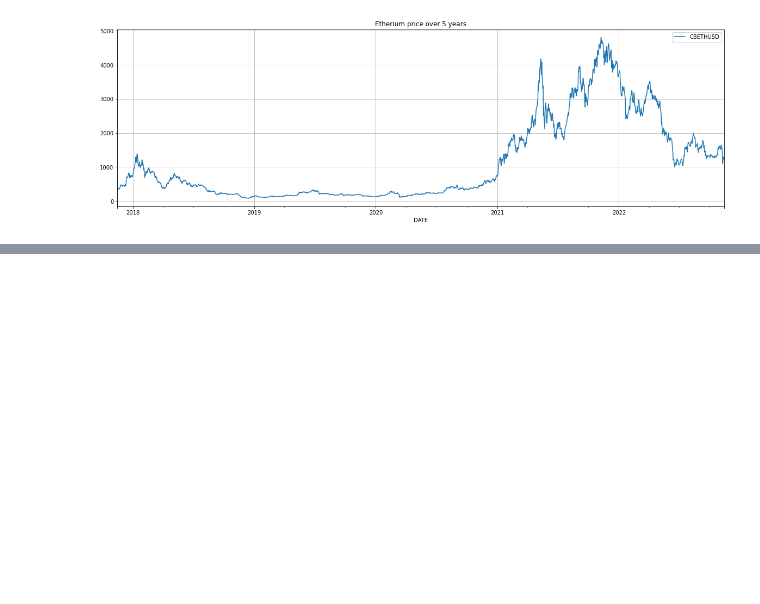
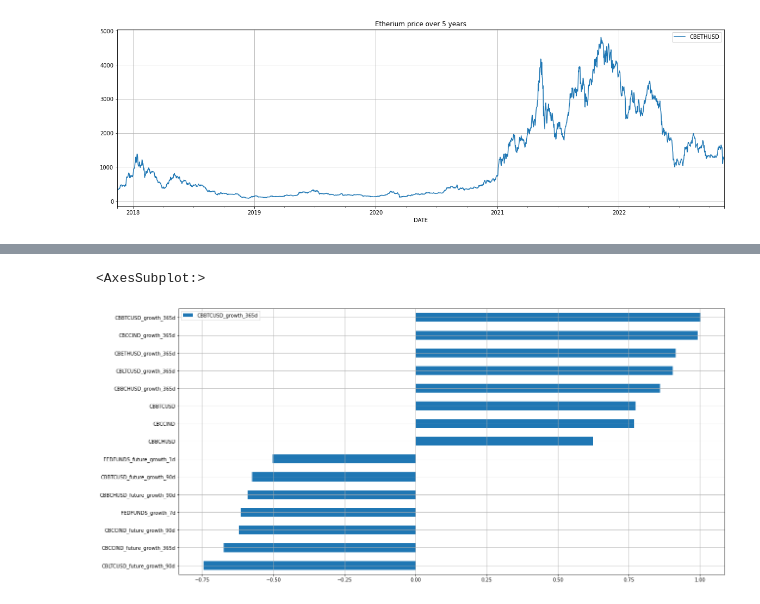
Before and after one commit to rkoonireddy/group-work, a Jupyter notebook: final-project/models/Research-1.ipynb, the cells around one changed output, grey strips where cells are left out. Cells and saved outputs as stored; diff of their text form; code cells hidden in the pictures; blank space fills up the shorter version.

```diff
--- a/final-project/models/Research-1.ipynb
+++ b/final-project/models/Research-1.ipynb
@@ -130,0 +360,2 @@ macro_indicators_dict = copy.deepcopy(macro_indicators)
+# %%
+macro_df = pd.read_parquet('macro_df_small.parquet')
@@ -130,0 +506,2 @@ macro_indicators_dict = copy.deepcopy(macro_indicators)
+# %%
+CBBTCUSD_growth_365d_corr = pd.DataFrame(macro_df.corr()['CBBTCUSD_growth_365d'].sort_values())
@@ -130,0 +528,6 @@ macro_indicators_dict = copy.deepcopy(macro_indicators)
+# %%
+filter = np.abs(CBBTCUSD_growth_365d_corr.CBBTCUSD_growth_365d)>=0.5
+CBBTCUSD_growth_365d_corr[filter].plot.barh(figsize=(20,10), grid=True)
+# %% [output]
+<AxesSubplot:>
+[figure, added]
```
Also changed, not shown: parts of 49 cells of this notebook, 1 other file.
